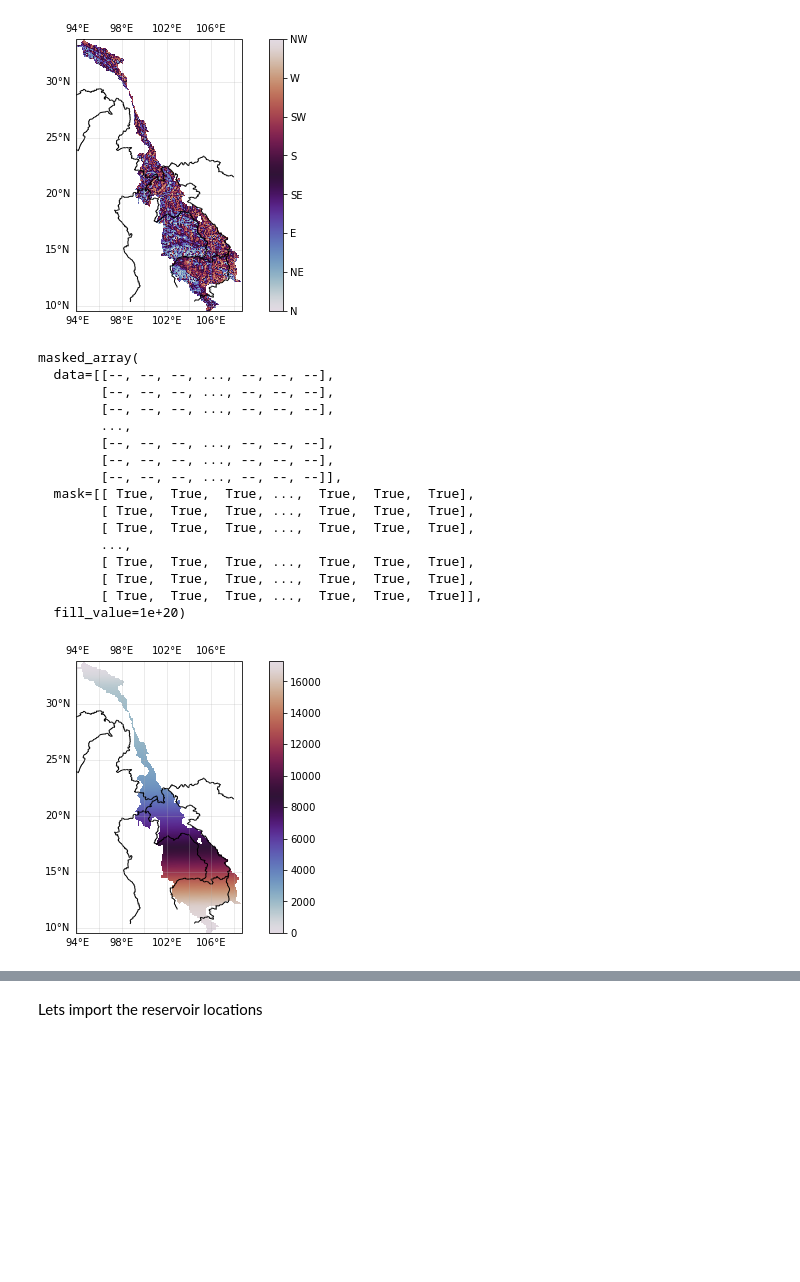
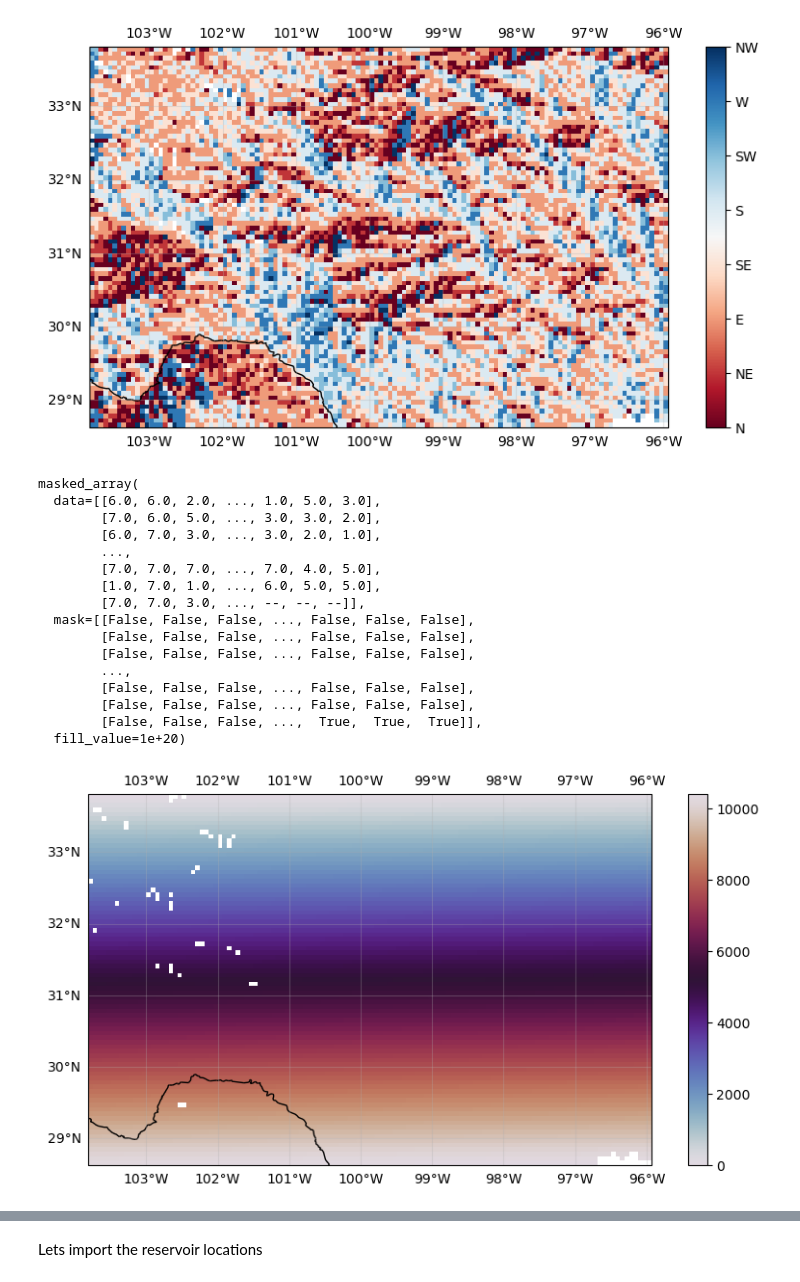
Before and after one commit to pritamd47/ReservoirNetwork, a Jupyter notebook: notebooks/Network-Generation.ipynb, the cells around one changed output, grey strips where cells are left out. Saved outputs shown, nothing was run; the diff lists cells and outputs as text; code cells hidden in the pictures; blank space fills up the shorter version.

Commit message:
network for texas reservoirs generated

```diff
--- a/notebooks/Network-Generation.ipynb
+++ b/notebooks/Network-Generation.ipynb
@@ -26,3 +23,7 @@ def geoax(figsize=(10, 5), **kwargs):
     ax.add_feature(cartopy.feature.BORDERS)
 
     return f, ax
+# %%
+# read in the flow direction file
+fdr = rio.open("../data/flow_direction.tif")
+band = fdr.read(1, masked=True)
@@ -28,0 +39,3 @@ def geoax(figsize=(10, 5), **kwargs):
+# %%
+band.mask[band.data == 0] = True
+band.mask
@@ -29,48 +50,45 @@ def geoax(figsize=(10, 5), **kwargs):
 # %%
-# read in the flow direction file
-# fdr = rio.open("../data/thai_network/Thai-FDR.tif")
-fdr = rio.open("../data/DRT_FDR_ARCfmt.tif")
-band = fdr.read(1, masked=True)
-
 direction_mapping = OrderedDict()
+direction_mapping[0]= 0
 direction_mapping[1]= 3
 direction_mapping[2]= 4
 direction_mapping[4]= 5
 direction_mapping[8]= 6
 direction_mapping[16]= 7
 direction_mapping[32]= 8
 direction_mapping[64]= 1
 direction_mapping[128]= 2
 
 band_vicfmt = np.ma.MaskedArray(np.vectorize(direction_mapping.get)(band.data).astype(float), mask=band.mask)
 # band_vicfmt = np.vectorize(direction_mapping.get)(band.data).astype(float)
 
 f, ax = geoax()
-im = ax.imshow(band_vicfmt, extent=plotting_extent(fdr), cmap='twilight')
+im = ax.imshow(band_vicfmt, extent=plotting_extent(fdr), cmap='RdBu')
+# im = ax.imshow(np.ones(band.data.shape)[band.data[0] is None], extent=plotting_extent(fdr), cmap='twilight')
 gl = ax.gridlines(alpha=0.3, draw_labels=True)
 gl.right_labels = False
 cbar = f.colorbar(im, ticks=[1, 2, 3, 4, 5, 6, 7, 8])
 cbar.ax.set_yticklabels(["N", "NE", "E", "SE", "S", "SW", "W", "NW"]);
 # %% [output]
-[figure, old version]
+[figure, new version]
 # %%
 band_vicfmt
 # %% [output]
 masked_array(
-  data=[[--, --, --, ..., --, --, --],
-        [--, --, --, ..., --, --, --],
-        [--, --, --, ..., --, --, --],
+  data=[[6.0, 6.0, 2.0, ..., 1.0, 5.0, 3.0],
+        [7.0, 6.0, 5.0, ..., 3.0, 3.0, 2.0],
+        [6.0, 7.0, 3.0, ..., 3.0, 2.0, 1.0],
         ...,
-        [--, --, --, ..., --, --, --],
-        [--, --, --, ..., --, --, --],
-        [--, --, --, ..., --, --, --]],
-  mask=[[ True,  True,  True, ...,  True,  True,  True],
-        [ True,  True,  True, ...,  True,  True,  True],
-        [ True,  True,  True, ...,  True,  True,  True],
+        [7.0, 7.0, 7.0, ..., 7.0, 4.0, 5.0],
+        [1.0, 7.0, 1.0, ..., 6.0, 5.0, 5.0],
+        [7.0, 7.0, 3.0, ..., --, --, --]],
+  mask=[[False, False, False, ..., False, False, False],
+        [False, False, False, ..., False, False, False],
+        [False, False, False, ..., False, False, False],
         ...,
-        [ True,  True,  True, ...,  True,  True,  True],
-        [ True,  True,  True, ...,  True,  True,  True],
-        [ True,  True,  True, ...,  True,  True,  True]],
+        [False, False, False, ..., False, False, False],
+        [False, False, False, ..., False, False, False],
+        [False, False, False, ...,  True,  True,  True]],
   fill_value=1e+20)
 # %%
 # create id of each cell
@@ -90,7 +108,7 @@ gl = ax.gridlines(alpha=0.3, draw_labels=True)
 gl.right_labels = False
 cbar = f.colorbar(im)
 # %% [output]
-[figure, old version]
+[figure, new version]
 # %%
 # create nodes
 # extract x-y points
```
Also changed, not shown: parts of 17 cells of this notebook.
